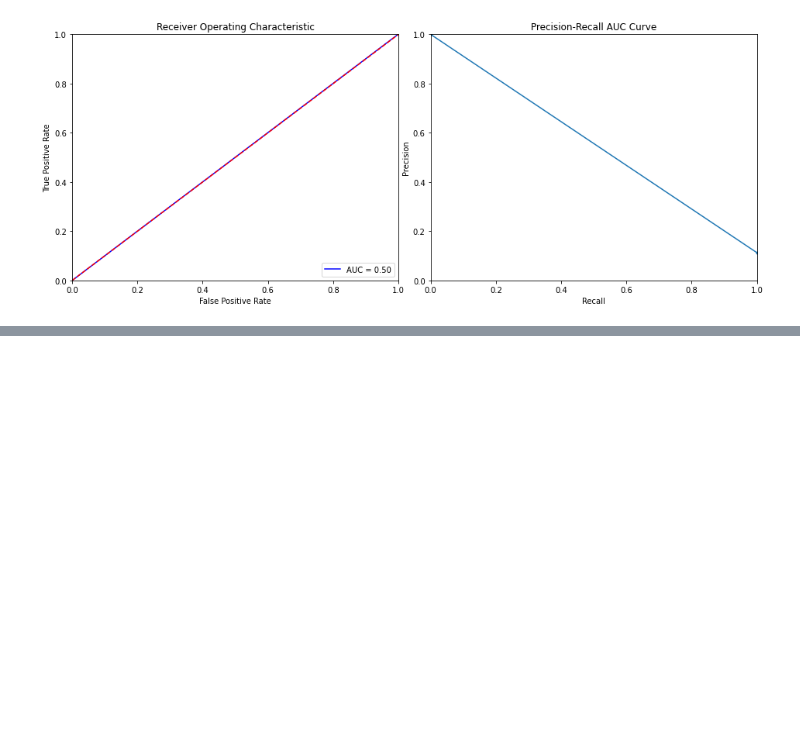
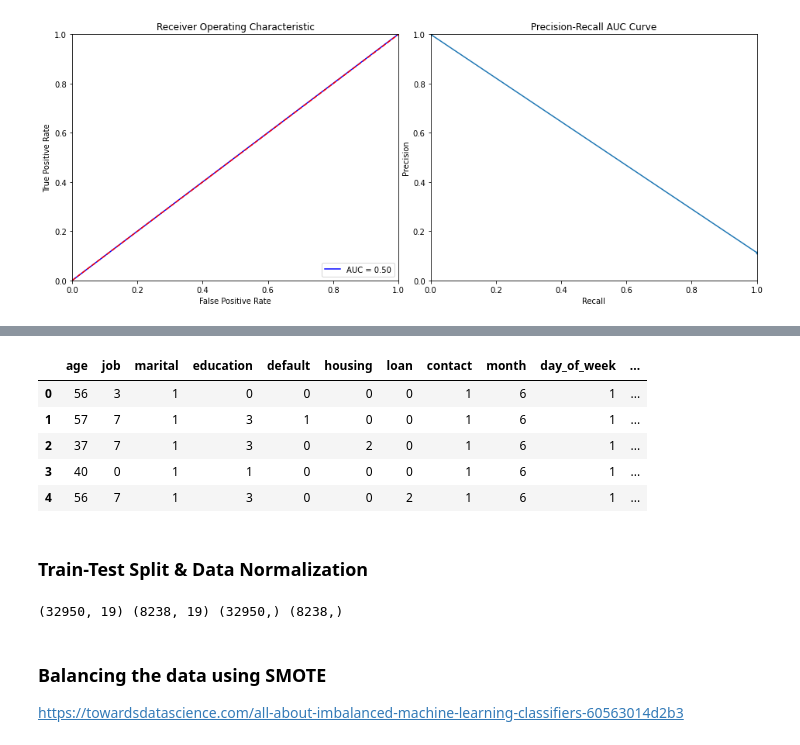
Before and after one commit to ShawnLiu119/Bank-Marketing_Clas-Clus-AppDev, a Jupyter notebook: BankMkting_NN_OrdinalEncoding_0802.ipynb, the cells around one changed output, grey strips where cells are left out. Saved outputs shown, nothing was run; the diff lists cells and outputs as text; code cells hidden in the pictures; blank space fills up the shorter version.

```diff
--- a/BankMkting_NN_OrdinalEncoding_0802.ipynb
+++ b/BankMkting_NN_OrdinalEncoding_0802.ipynb
@@ -663,0 +666,5 @@ plot_curve(y_test, preds_m_50)
+# %%
+data_2 = data.copy()
+
+df_tran_2 = data_2.drop(['duration'], axis=1)
+df_tran_2.columns
@@ -663,0 +684,10 @@ plot_curve(y_test, preds_m_50)
+# %%
+x = df_tran_2.drop('y', axis=1)
+# %%
+cols = x.columns
+
+num_cols = x._get_numeric_data().columns
+
+cat_col = list(set(cols) - set(num_cols))
+
+cat_col
@@ -663,0 +705,18 @@ plot_curve(y_test, preds_m_50)
+# %%
+from sklearn.preprocessing import LabelEncoder
+
+label = LabelEncoder()
+
+for col in cat_col:
+  x[col] = label.fit_transform(x[col])
+
+x.head()
+# %% [output]
+|  | age | job | marital | education | default | housing | loan | contact | month | day_of_week | ... |
+| 0 | 56 | 3 | 1 | 0 | 0 | 0 | 0 | 1 | 6 | 1 | ... |
+| 1 | 57 | 7 | 1 | 3 | 1 | 0 | 0 | 1 | 6 | 1 | ... |
+| 2 | 37 | 7 | 1 | 3 | 0 | 2 | 0 | 1 | 6 | 1 | ... |
+| 3 | 40 | 0 | 1 | 1 | 0 | 0 | 0 | 1 | 6 | 1 | ... |
+| 4 | 56 | 7 | 1 | 3 | 0 | 0 | 2 | 1 | 6 | 1 | ... |
+# %% [markdown]
+### Train-Test Split & Data Normalization
@@ -663,0 +728,13 @@ plot_curve(y_test, preds_m_50)
+# %%
+#here i used stratified sampling approach, since the raw data is not balanced distributed
+x_train,x_test,y_train,y_test = train_test_split(x_raw, y, test_size = 0.2, stratify=y, random_state=42)
+print(x_train.shape,
+      x_test.shape,
+      y_train.shape,
+      y_test.shape)
+# %% [output]
+(32950, 19) (8238, 19) (32950,) (8238,)
+# %% [markdown]
+### Balancing the data using SMOTE
+
+https://towardsdatascience.com/all-about-imbalanced-machine-learning-classifiers-60563014d2b3
```
Also changed, not shown: parts of 18 cells of this notebook.
